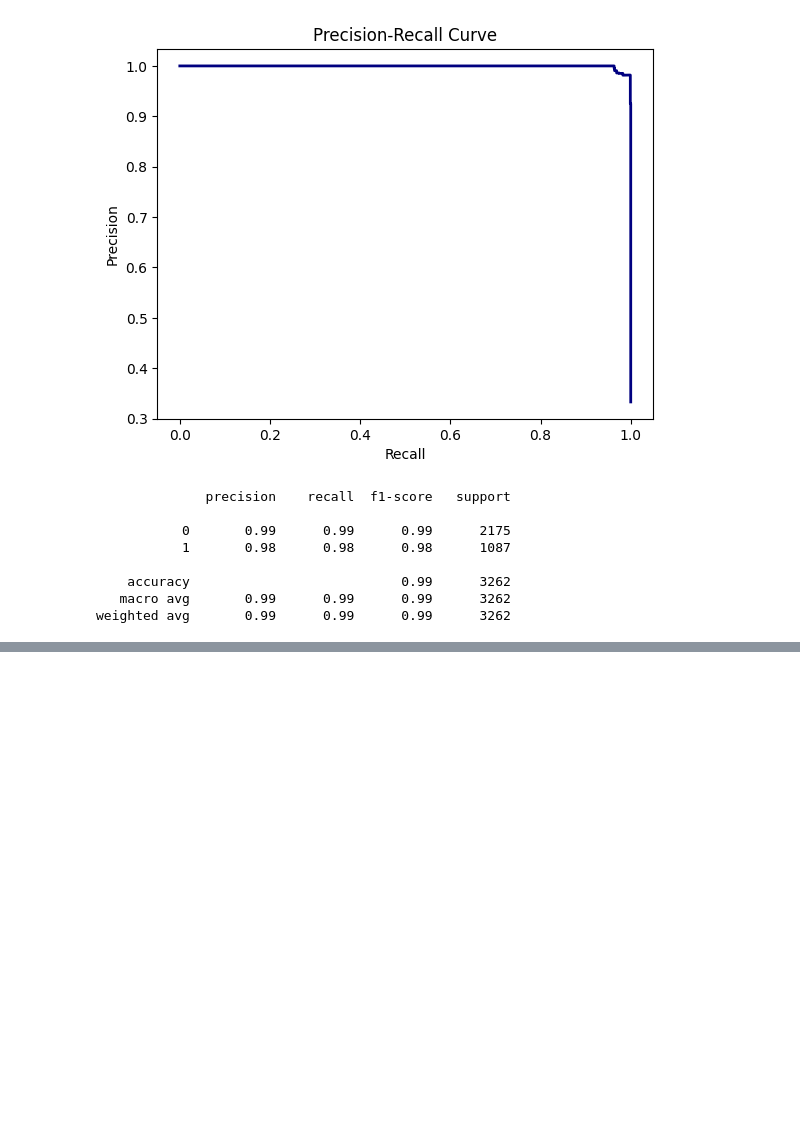
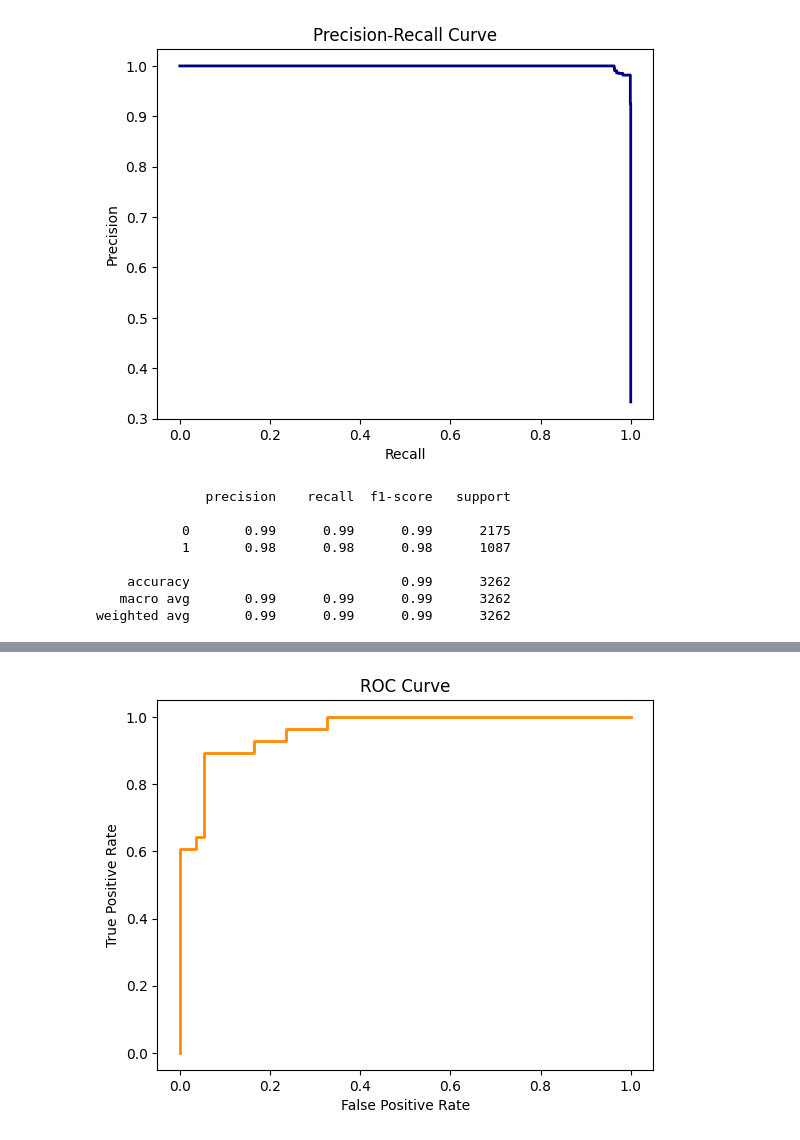
Before and after one commit to RohanKaushikan/CancerBioinformatics, a Jupyter notebook: CombinedData.ipynb, the cells around one changed output, grey strips where cells are left out. Saved outputs shown, nothing was run; the diff lists cells and outputs as text; code cells hidden in the pictures; blank space fills up the shorter version.

```diff
--- a/CombinedData.ipynb
+++ b/CombinedData.ipynb
@@ -439,0 +284,5 @@ y = data['Disease Free Status']
+# %%
+categorical_features = ['Hugo_Symbol', 'Consequence', 'Variant_Classification', 'Cancer Stage', 'Race']
+#categorical_transformer = Pipeline(steps=[('onehot', OneHotEncoder(handle_unknown='ignore'))])
+common_x_encoded = pd.get_dummies(X, columns = categorical_features, drop_first = True)
+common_x_encoded.head()
@@ -494,0 +368,11 @@ Accuracy: 0.94
+# %%
+# Generate ROC curve
+fpr, tpr, _ = roc_curve(y_test, model.predict_proba(X_test)[:, 1])
+plt.figure()
+plt.plot(fpr, tpr, color='darkorange', lw=2)
+plt.xlabel('False Positive Rate')
+plt.ylabel('True Positive Rate')
+plt.title('ROC Curve')
+plt.show()
+# %% [output]
+[figure, added]
```
Also changed, not shown: parts of 56 cells of this notebook.
